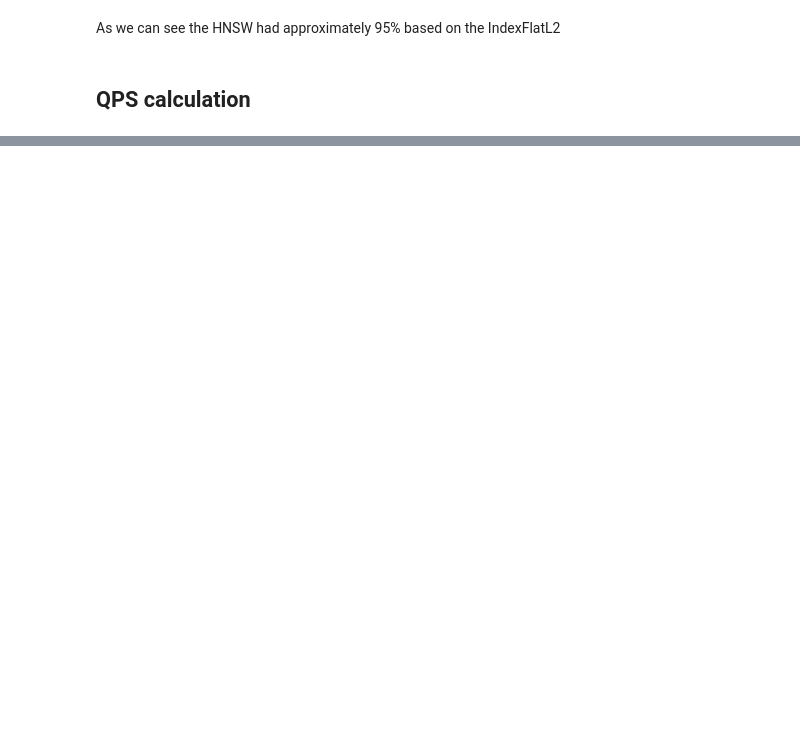
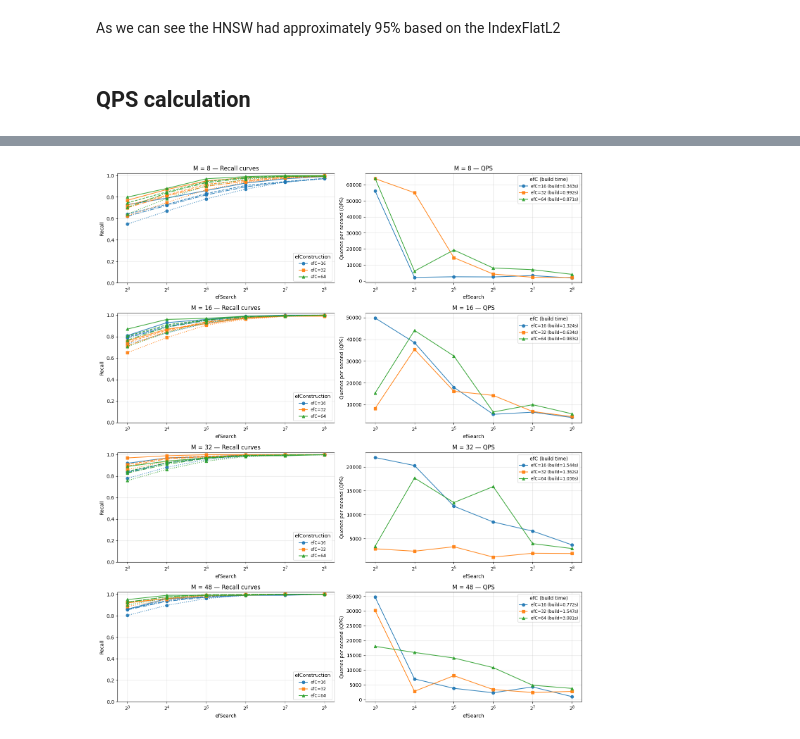
Before and after one commit to Damianzoub/approximate-nearest-neighbor-graphs, a Jupyter notebook: notebooks/hnsw.ipynb, the cells around one changed output, grey strips where cells are left out. Drawn from its saved outputs; the diff is of its cells as text; code cells hidden in the pictures; blank space fills up the shorter version.

```diff
--- a/notebooks/hnsw.ipynb
+++ b/notebooks/hnsw.ipynb
@@ -194,0 +405,4 @@ plot_qps_recall(results,title="SIFT Small: QPS VS Recall")
+# %%
+plot_results_by_M(new_result, ks=(1,5,10,20), efS_log_x=True, figsize_per_row=(14,4), save_path=None)
+# %% [output]
+[figure, added]
```
Also changed, not shown: parts of 9 cells of this notebook, 2 other files.
